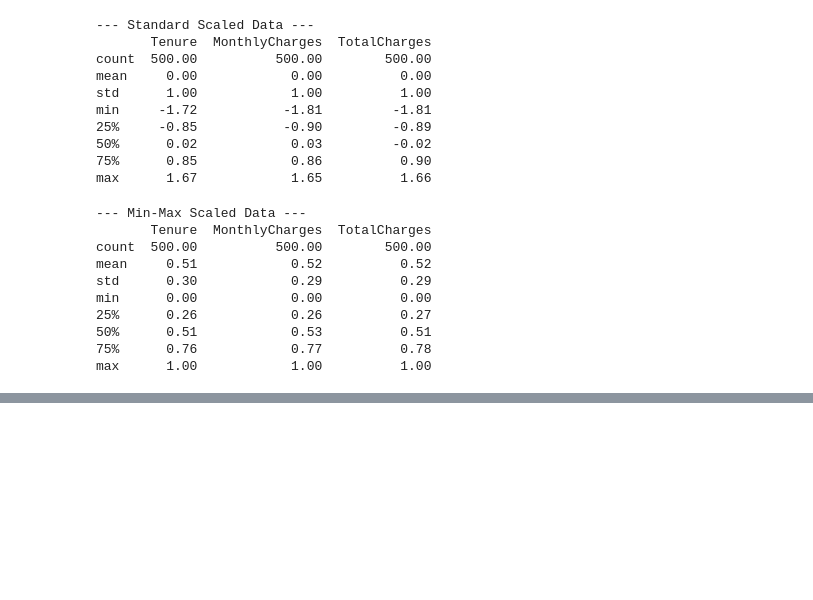
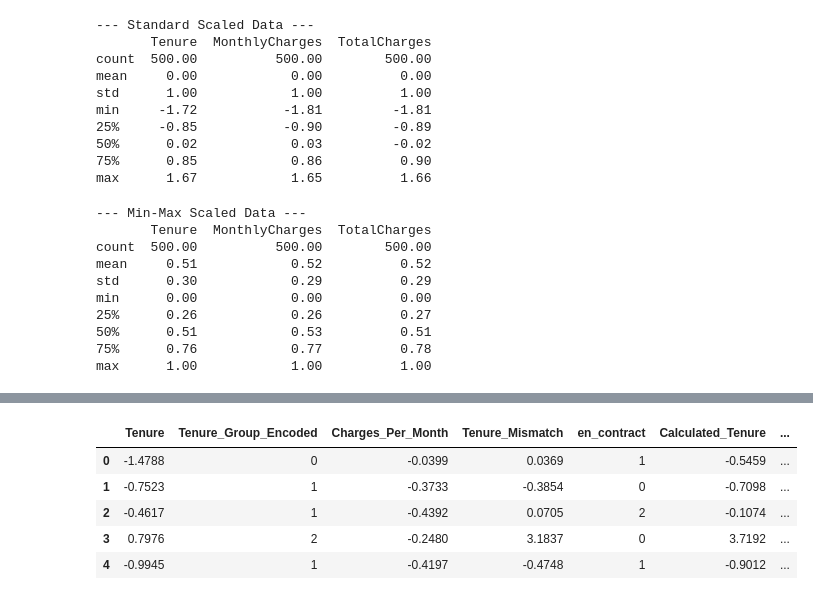
Before and after one commit to Mohith-151/Week-10, a Jupyter notebook: churn_prediction_pipeline.ipynb, the cells around one changed output, grey strips where cells are left out. Saved outputs shown, nothing was run; the diff lists cells and outputs as text; code cells hidden in the pictures; blank space fills up the shorter version.

```diff
--- a/churn_prediction_pipeline.ipynb
+++ b/churn_prediction_pipeline.ipynb
@@ -172,0 +387,88 @@ max      1.00            1.00          1.00
+# %%
+import pandas as pd
+import numpy as np
+from sklearn.base import BaseEstimator, TransformerMixin
+from sklearn.preprocessing import StandardScaler
+from sklearn.pipeline import Pipeline
+
+class CustomerChurnPipeline(BaseEstimator, TransformerMixin):
+    def __init__(self):
+        # We define the 8 exact features selected on Day 6
+        self.selected_features = [
+            'Tenure', 'Tenure_Group_Encoded', 'Charges_Per_Month',
+            'Tenure_Mismatch', 'en_contract', 'Calculated_Tenure',
+            'MonthlyCharges', 'TotalCharges_Z'
+        ]
+        self.scaler = StandardScaler()
+
+    def fit(self, X, y=None):
+        # We need to fit our scaler on the numerical features during training
+        # To avoid data leakage, fitting happens only on training data
+        X_engineered = self._engineer_features(X)
+
+        # Identify columns that need scaling (everything except encoded columns)
+        self.cols_to_scale = [col for col in self.selected_features if col != 'Tenure_Group_Encoded' and col != 'en_contract']
+
+        self.scaler.fit(X_engineered[self.cols_to_scale])
+        return self
+
+    def transform(self, X):
+        # 1. Apply all Day 2 and Day 5 transformations
+        X_engineered = self._engineer_features(X)
+
+        # 2. Filter down to only the 8 selected features
+        X_filtered = X_engineered[self.selected_features].copy()
+
+        # 3. Apply the fitted scaling from Day 3
+        X_filtered[self.cols_to_scale] = self.scaler.transform(X_filtered[self.cols_to_scale])
+
+        return X_filtered
+
+    def _engineer_features(self, df_raw):
+        # Creating a safe working copy to prevent SettingWithCopyWarnings
+        df_out = df_raw.copy()
+
+        # --- Day 2: Encoding ---
+        # Map contract types to ordered numbers (Ordinal Encoding)
+        contract_mapping = {'Month-to-month': 0, 'One year': 1, 'Two year': 2}
+        df_out['en_contract'] = df_out['Contract'].map(contract_mapping).fillna(0).astype(int)
+
+        # --- Day 4 & Day 5: Feature Engineering & Processing ---
+        # Calculate Z-score element for TotalCharges as requested by Day 6 output
+        mean_tc = df_out['TotalCharges'].mean()
+        std_tc = df_out['TotalCharges'].std() if df_out['TotalCharges'].std() != 0 else 1
+        df_out['TotalCharges_Z'] = (df_out['TotalCharges'] - mean_tc) / std_tc
+
+        # Calculations
+        df_out['Charges_Per_Month'] = df_out['TotalCharges'] / (df_out['Tenure'] + 1)
+        df_out['Calculated_Tenure'] = df_out['TotalCharges'] / (df_out['MonthlyCharges'] + 0.001)
+        df_out['Tenure_Mismatch'] = df_out['Calculated_Tenure'] - df_out['Tenure']
+
+        # Tenure Grouping
+        df_out['Tenure_Group'] = pd.cut(
+            df_out['Tenure'],
+            bins=[-1, 12, 36, float('inf')],
+            labels=['Short-Term', 'Medium-Term', 'Long-Term']
+        )
+        df_out['Tenure_Group_Encoded'] = df_out['Tenure_Group'].map({'Short-Term': 0, 'Medium-Term': 1, 'Long-Term': 2}).fillna(0).astype(int)
+
+        return df_out
+
+# ==========================================================
+# TEST THE PIPELINE END-TO-END
+# ==========================================================
+
+# 1. Load your original clean raw data (assuming df contains original 9 columns)
+# Ensure you are passing the raw un-preprocessed columns to test authenticity
+raw_data_sample = df[['Tenure', 'MonthlyCharges', 'TotalCharges', 'Contract', 'PaymentMethod', 'PaperlessBilling', 'SeniorCitizen']]
+
+# 2. Instantiate and run the pipeline
+churn_pipeline = CustomerChurnPipeline()
+X_processed = churn_pipeline.fit_transform(raw_data_sample)
+
+# 3. Check performance output
+print("Pipeline Successfully Executed!")
+print(f"Processed Shape: {X_processed.shape} (Rows, Features)")
+print("\nFirst 5 Processed Rows ready for Machine Learning Model:")
+X_processed.head().round(4)
+# %% [output]
@@ -172,0 +479,6 @@ max      1.00            1.00          1.00
+|  | Tenure | Tenure_Group_Encoded | Charges_Per_Month | Tenure_Mismatch | en_contract | Calculated_Tenure | ... |
+| 0 | -1.4788 | 0 | -0.0399 | 0.0369 | 1 | -0.5459 | ... |
+| 1 | -0.7523 | 1 | -0.3733 | -0.3854 | 0 | -0.7098 | ... |
+| 2 | -0.4617 | 1 | -0.4392 | 0.0705 | 2 | -0.1074 | ... |
+| 3 | 0.7976 | 2 | -0.2480 | 3.1837 | 0 | 3.7192 | ... |
+| 4 | -0.9945 | 1 | -0.4197 | -0.4748 | 1 | -0.9012 | ... |
```
Also changed, not shown: parts of 10 cells of this notebook, 3 other files.
